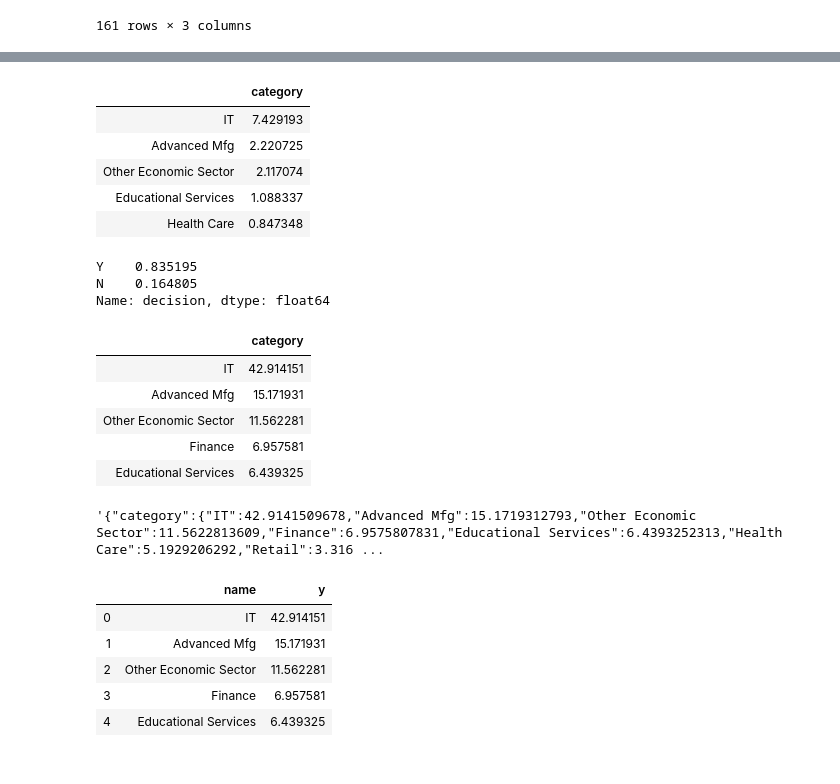
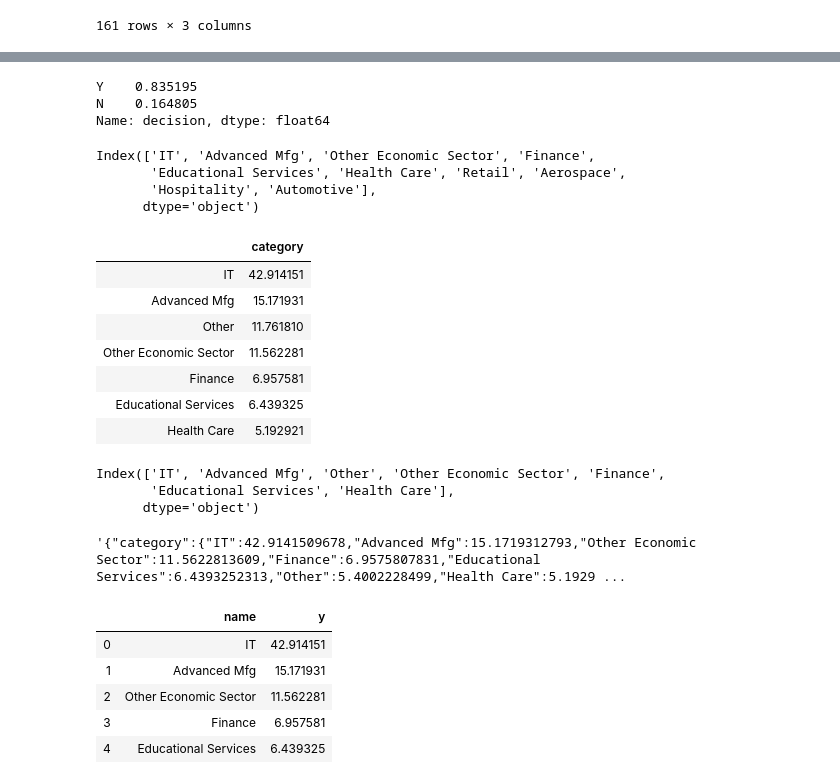
Before and after one commit to AnuragPamuru/dsc-106-final, a Jupyter notebook: Visas and Qual_copy.ipynb, the cells around one changed output, grey strips where cells are left out. Drawn from its saved outputs; the diff is of its cells as text; code cells hidden in the pictures.

```diff
--- a/Visas and Qual_copy.ipynb
+++ b/Visas and Qual_copy.ipynb
@@ -175,13 +223,3 @@ job_pro.head()
-# %%
-job_pro = (visa[visa["decision"]=="N"]["category"].value_counts() / len(visa) * 100).to_frame()
-job_pro.head()
-# %% [output]
-|  | category |
-| IT | 7.429193 |
-| Advanced Mfg | 2.220725 |
-| Other Economic Sector | 2.117074 |
-| Educational Services | 1.088337 |
-| Health Care | 0.847348 |
 # %%
 visa["decision"].value_counts() / len(visa)
 # %% [output]
@@ -190,18 +228,36 @@ N    0.164805
 Name: decision, dtype: float64
 # %%
 job_pro = (visa["category"].value_counts() / len(visa) * 100).to_frame()
-job_pro.head()
+job_pro.head(10).index
 # %% [output]
-|  | category |
-| IT | 42.914151 |
-| Advanced Mfg | 15.171931 |
-| Other Economic Sector | 11.562281 |
-| Finance | 6.957581 |
-| Educational Services | 6.439325 |
+Index(['IT', 'Advanced Mfg', 'Other Economic Sector', 'Finance',
+       'Educational Services', 'Health Care', 'Retail', 'Aerospace',
+       'Hospitality', 'Automotive'],
+      dtype='object')
+# %%
+visa.loc[~visa["category"].isin(['IT', 'Advanced Mfg', 'Other Economic Sector', 'Finance',
+       'Educational Services', 'Health Care']),"category"] = "Other"
+job_pro = (visa["category"].value_counts() / len(visa) * 100).to_frame()
+job_pro
+# %% [output]
+|  | category |
+| IT | 42.914151 |
+| Advanced Mfg | 15.171931 |
+| Other | 11.761810 |
+| Other Economic Sector | 11.562281 |
+| Finance | 6.957581 |
+| Educational Services | 6.439325 |
+| Health Care | 5.192921 |
+# %%
+job_pro.index
+# %% [output]
+Index(['IT', 'Advanced Mfg', 'Other', 'Other Economic Sector', 'Finance',
+       'Educational Services', 'Health Care'],
+      dtype='object')
 # %%
 job_pro.to_json()
 # %% [output]
-'{"category":{"IT":42.9141509678,"Advanced Mfg":15.1719312793,"Other Economic Sector":11.5622813609,"Finance":6.9575807831,"Educational Services":6.4393252313,"Health Care":5.1929206292,"Retail":3.316 ...
+'{"category":{"IT":42.9141509678,"Advanced Mfg":15.1719312793,"Other Economic Sector":11.5622813609,"Finance":6.9575807831,"Educational Services":6.4393252313,"Other":5.4002228499,"Health Care":5.1929 ...
 # %%
 job_pro = job_pro.reset_index().rename(columns={"index":"name","category":"y"})
 job_pro.head()
```
Also changed, not shown: parts of 10 cells of this notebook, 2 other files.
